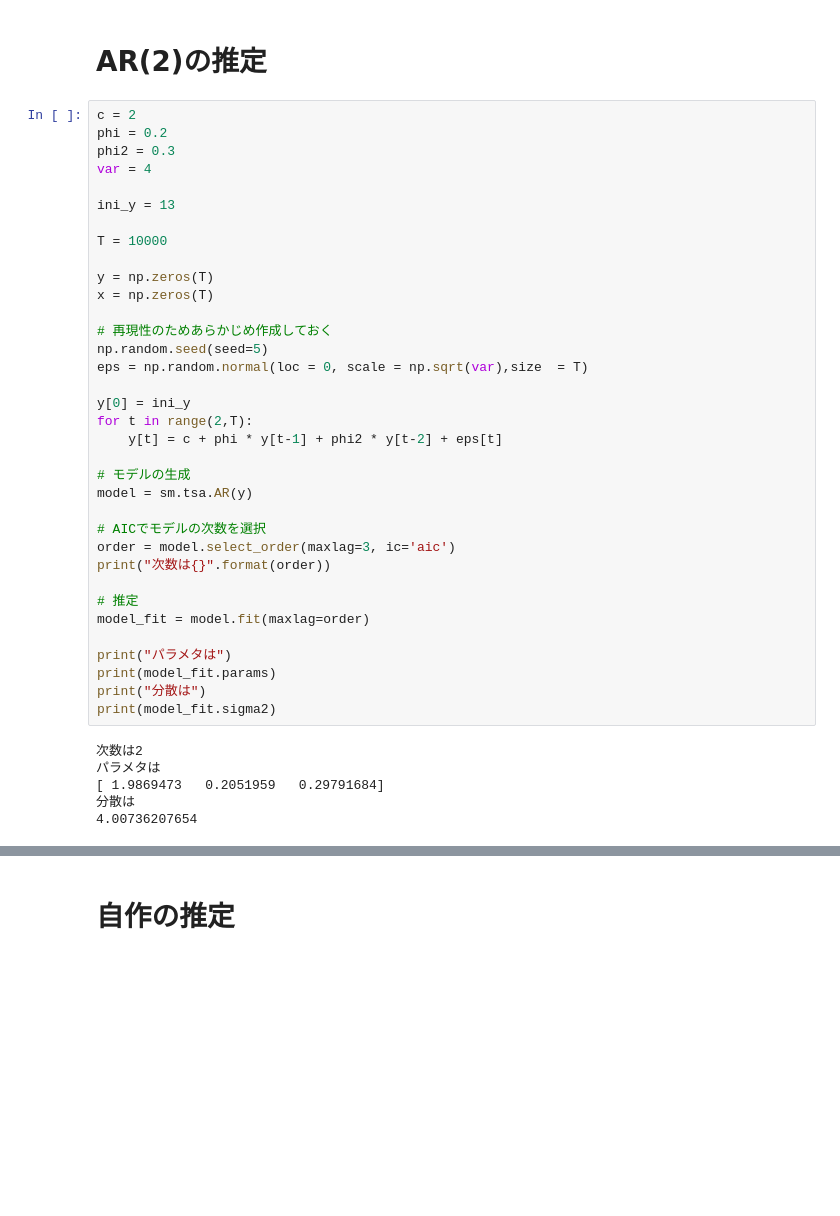
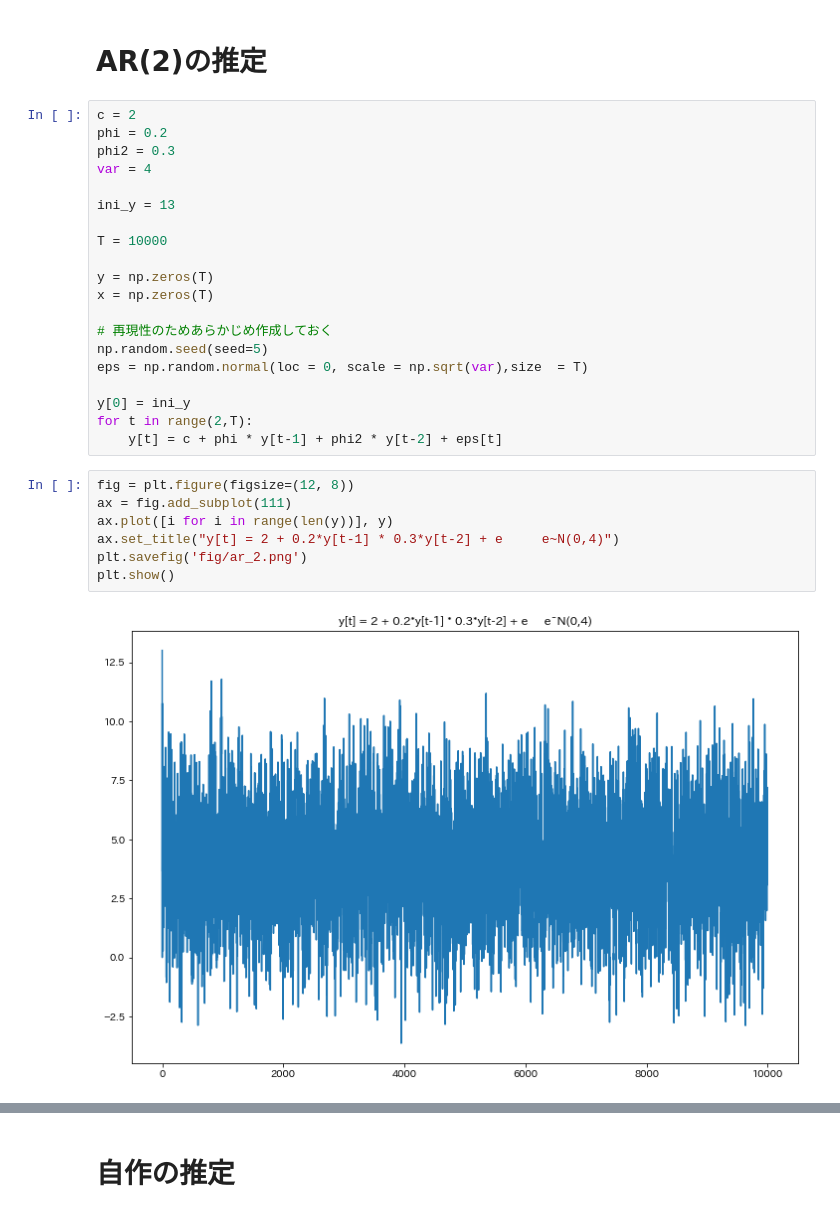
Before and after one commit to sugakoji/scratch-arima, a Jupyter notebook: ARモデル.ipynb, the cells around one changed output, grey strips where cells are left out. Cells and saved outputs as stored; diff of their text form; blank space fills up the shorter version.

```diff
--- a/ARモデル.ipynb
+++ b/ARモデル.ipynb
@@ -31,24 +31,12 @@ eps = np.random.normal(loc = 0, scale = np.sqrt(var),size  = T)
 y[0] = ini_y
 for t in range(2,T):
     y[t] = c + phi * y[t-1] + phi2 * y[t-2] + eps[t]
-
-# モデルの生成
-model = sm.tsa.AR(y)
-
-# AICでモデルの次数を選択
-order = model.select_order(maxlag=3, ic='aic')
-print("次数は{}".format(order))
-
-# 推定
-model_fit = model.fit(maxlag=order)
-
-print("パラメタは")
-print(model_fit.params)
-print("分散は")
-print(model_fit.sigma2)
-# %% [output]
-次数は2
-パラメタは
-[ 1.9869473   0.2051959   0.29791684]
-分散は
-4.00736207654
+# %%
+fig = plt.figure(figsize=(12, 8))
+ax = fig.add_subplot(111)
+ax.plot([i for i in range(len(y))], y)
+ax.set_title("y[t] = 2 + 0.2*y[t-1] * 0.3*y[t-2] + e     e~N(0,4)")
+plt.savefig('fig/ar_2.png')
+plt.show()
+# %% [output]
+[figure, added]
```
Also changed, not shown: parts of 1 cell of this notebook, 2 other files.
